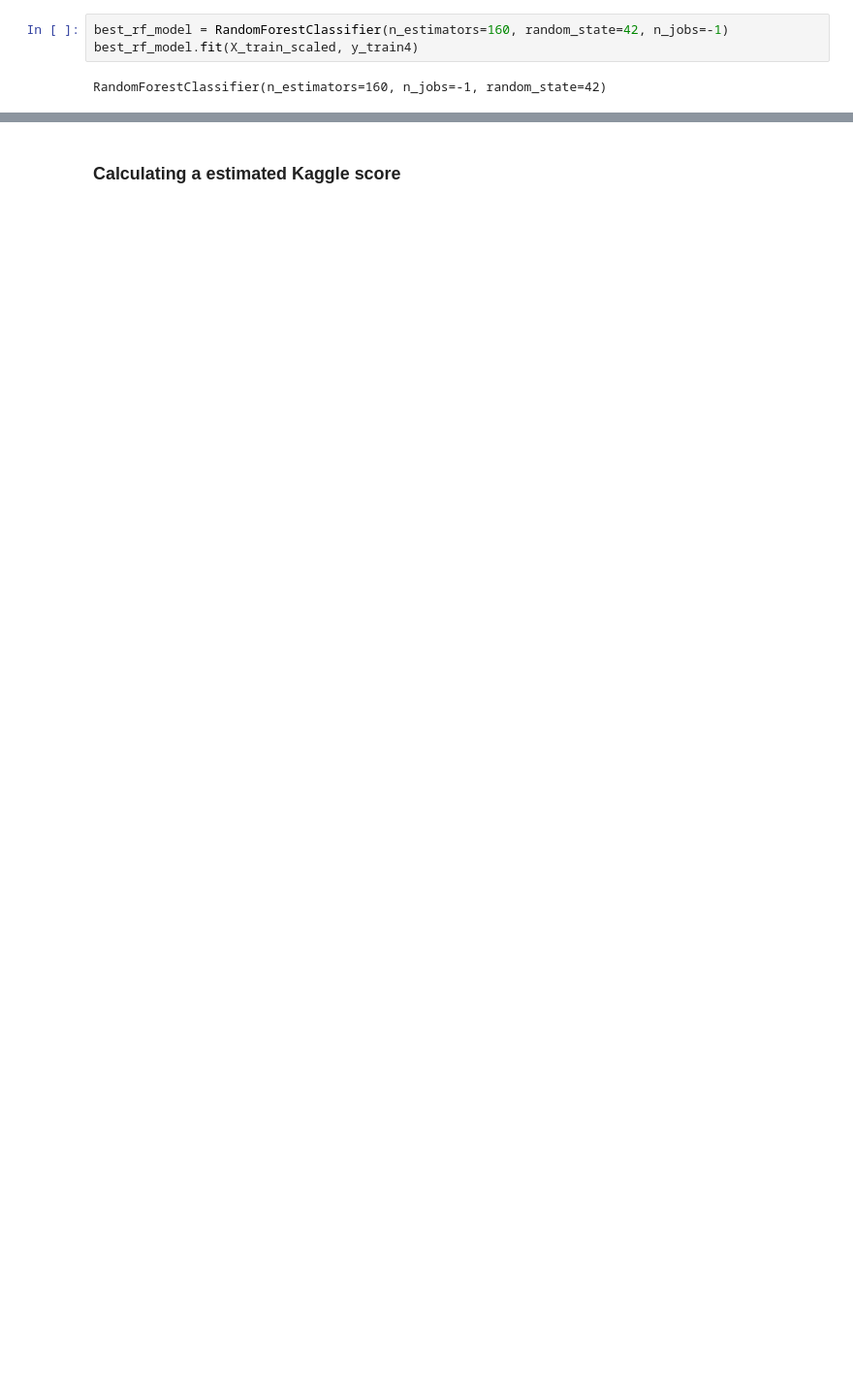
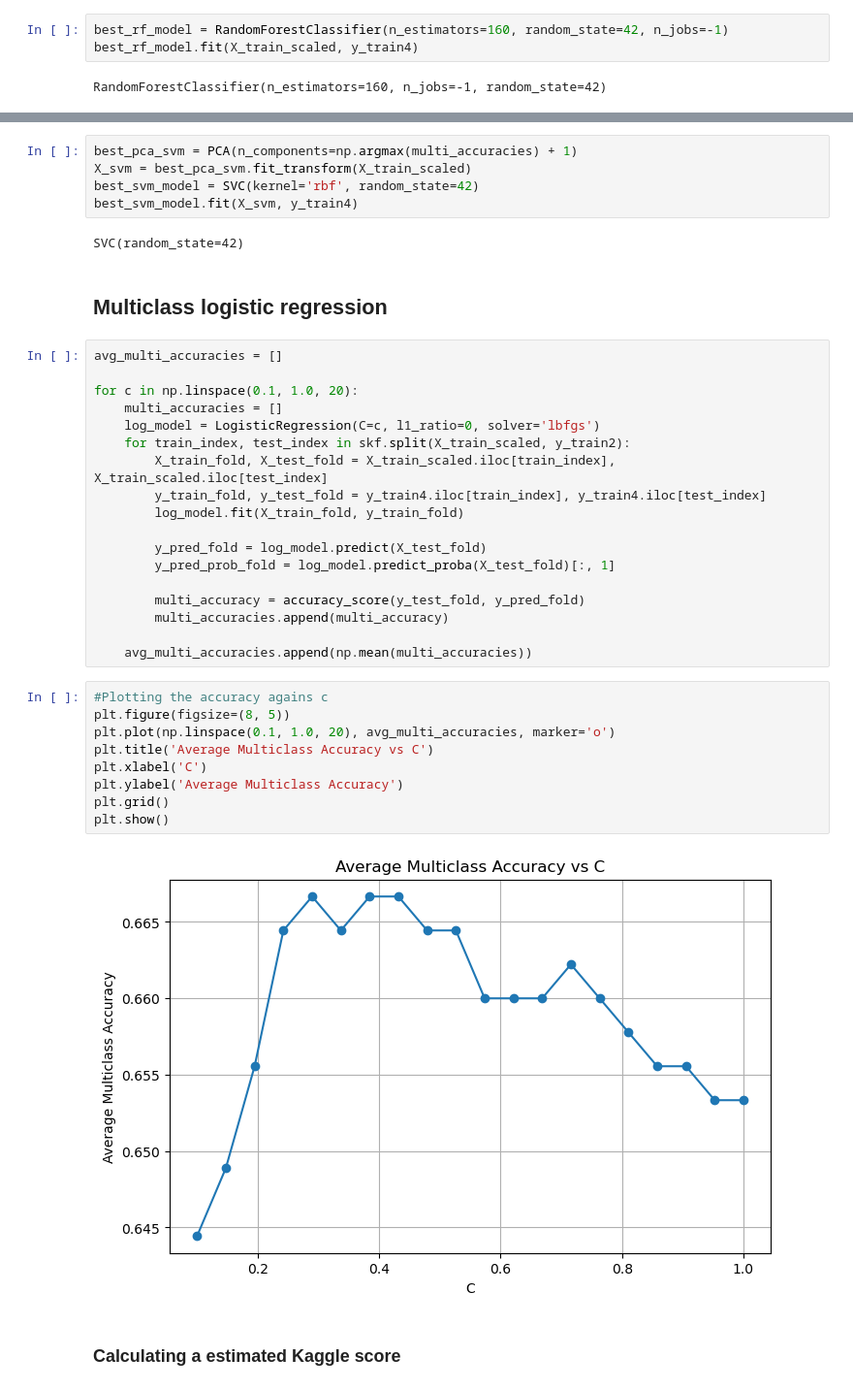
Before and after one commit to em-t/ATM4171-term-project, a Jupyter notebook: notebooks/minimal_example_cv.ipynb, the cells around one changed output, grey strips where cells are left out. Shown at 97% size. Cells and saved outputs as stored; diff of their text form; blank space fills up the shorter version.

```diff
--- a/notebooks/minimal_example_cv.ipynb
+++ b/notebooks/minimal_example_cv.ipynb
@@ -170,3 +254,41 @@ RandomForestClassifier(n_estimators=160, n_jobs=-1, random_state=42)
+# %%
+best_pca_svm = PCA(n_components=np.argmax(multi_accuracies) + 1)
+X_svm = best_pca_svm.fit_transform(X_train_scaled)
+best_svm_model = SVC(kernel='rbf', random_state=42)
+best_svm_model.fit(X_svm, y_train4)
+# %% [output]
+SVC(random_state=42)
+# %% [markdown]
+## Multiclass logistic regression
+# %%
+avg_multi_accuracies = []
+
+for c in np.linspace(0.1, 1.0, 20):
+    multi_accuracies = []
+    log_model = LogisticRegression(C=c, l1_ratio=0, solver='lbfgs')
+    for train_index, test_index in skf.split(X_train_scaled, y_train2):
+        X_train_fold, X_test_fold = X_train_scaled.iloc[train_index], X_train_scaled.iloc[test_index]
+        y_train_fold, y_test_fold = y_train4.iloc[train_index], y_train4.iloc[test_index]
+        log_model.fit(X_train_fold, y_train_fold)
+
+        y_pred_fold = log_model.predict(X_test_fold)
+        y_pred_prob_fold = log_model.predict_proba(X_test_fold)[:, 1]
+
+        multi_accuracy = accuracy_score(y_test_fold, y_pred_fold)
+        multi_accuracies.append(multi_accuracy)
+
+    avg_multi_accuracies.append(np.mean(multi_accuracies))
+# %%
+#Plotting the accuracy agains c
+plt.figure(figsize=(8, 5))
+plt.plot(np.linspace(0.1, 1.0, 20), avg_multi_accuracies, marker='o')
+plt.title('Average Multiclass Accuracy vs C')
+plt.xlabel('C')
+plt.ylabel('Average Multiclass Accuracy')
+plt.grid()
+plt.show()
+# %% [output]
+[figure, added]
 # %% [markdown]
 ### Calculating a estimated Kaggle score
 # %%
```
Also changed, not shown: parts of 14 cells of this notebook, 7 other files.
